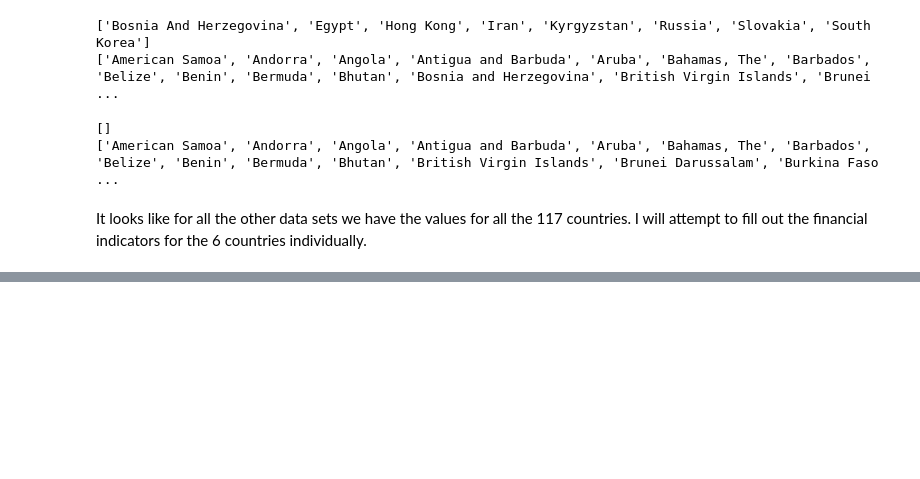
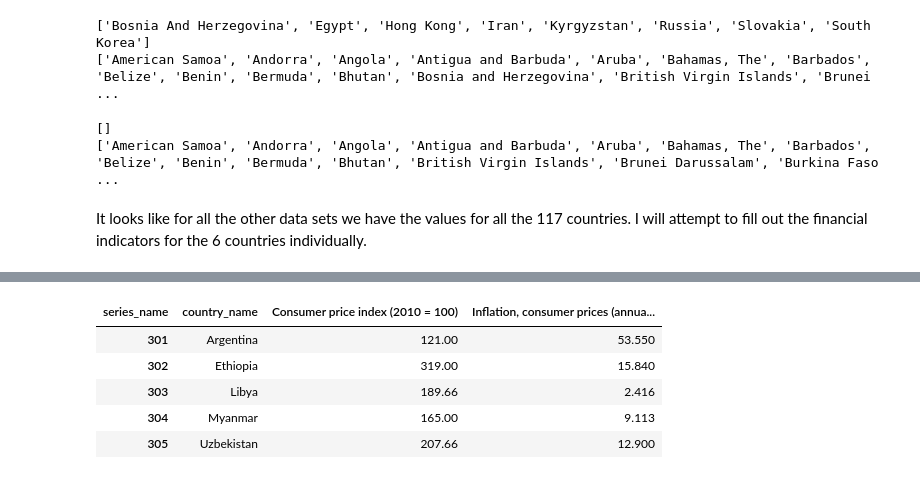
Before and after one commit to andrei-trofin/country-selector, a Jupyter notebook: notebooks/1. Data Preprocessing.ipynb, the cells around one changed output, grey strips where cells are left out. Saved outputs shown, nothing was run; the diff lists cells and outputs as text; code cells hidden in the pictures; blank space fills up the shorter version.

```diff
--- a/notebooks/1. Data Preprocessing.ipynb
+++ b/notebooks/1. Data Preprocessing.ipynb
@@ -1115,0 +1135,17 @@ I cannot simply replace the values here, sicne I already preprocessed them. Ther
+# %%
+# Fill with missing values
+financial_indicators.loc[300, :] = ['Afghanistan', 149.896, 2.3]
+financial_indicators.loc[301, :] = ['Argentina', 121, 53.55]
+financial_indicators.loc[302, :] = ['Ethiopia', 319, 15.84]
+financial_indicators.loc[303, :] = ['Libya', 189.66, 2.416]
+financial_indicators.loc[304, :] = ['Myanmar', 165, 9.113]
+financial_indicators.loc[305, :] = ['Uzbekistan', 207.66, 12.9]
+
+financial_indicators.tail()
+# %% [output]
+| series_name | country_name | Consumer price index (2010 = 100) | Inflation, consumer prices (annua... |
+| 301 | Argentina | 121.00 | 53.550 |
+| 302 | Ethiopia | 319.00 | 15.840 |
+| 303 | Libya | 189.66 | 2.416 |
+| 304 | Myanmar | 165.00 | 9.113 |
+| 305 | Uzbekistan | 207.66 | 12.900 |
```
Also changed, not shown: parts of 15 cells of this notebook, 1 other file.
